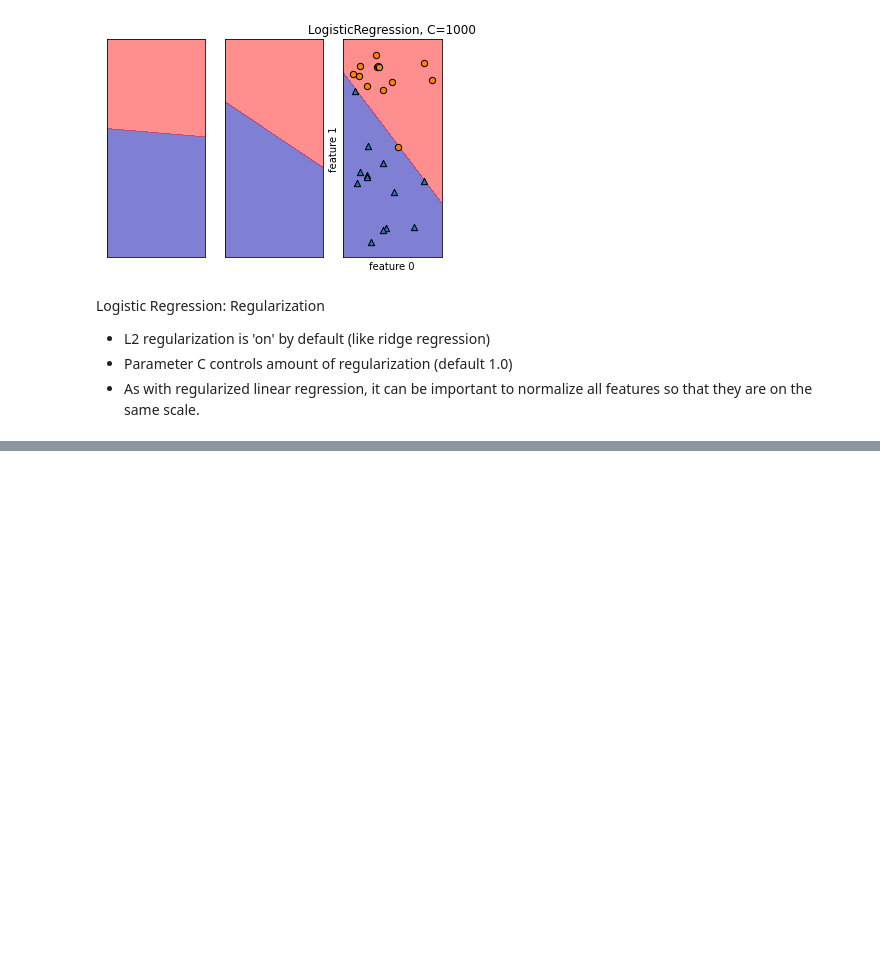
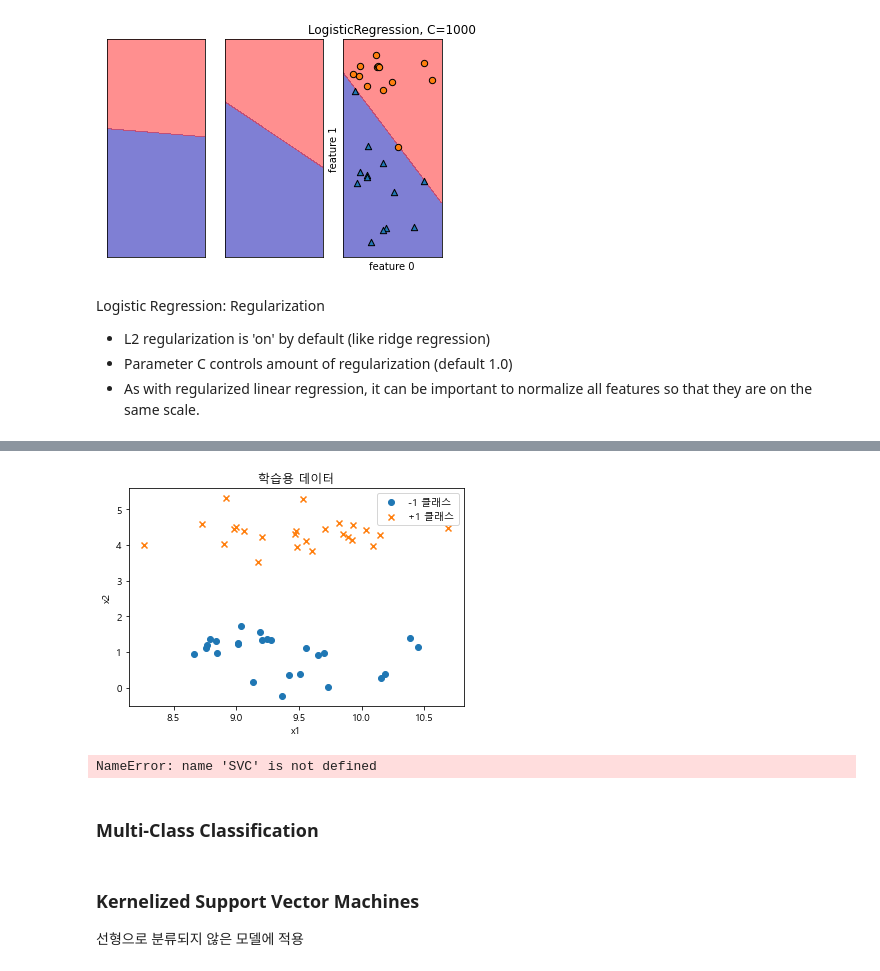
Before and after one commit to danielwon01/Applied-Data-Science-with-Python, a Jupyter notebook: Applied_Machine_Learning_in_Python/Supervised Machine Learning.ipynb, the cells around one changed output, grey strips where cells are left out. Saved outputs shown, nothing was run; the diff lists cells and outputs as text; code cells hidden in the pictures; blank space fills up the shorter version.

```diff
--- a/Applied_Machine_Learning_in_Python/Supervised Machine Learning.ipynb
+++ b/Applied_Machine_Learning_in_Python/Supervised Machine Learning.ipynb
@@ -648,0 +697,64 @@ Logistic Regression: Regularization
+# %%
+import os
+
+if os.name == 'posix':
+
+    plt.rc("font", family="AppleGothic")
+else :
+
+    plt.rc("font", family="Malgun Gothic")
+# %%
+from sklearn.datasets import make_blobs
+X, y = make_blobs(n_samples=50, centers=2, cluster_std=0.5, random_state=4)
+y = 2 * y - 1
+
+plt.scatter(X[y == -1, 0], X[y == -1, 1], marker='o', label="-1 클래스")
+plt.scatter(X[y == +1, 0], X[y == +1, 1], marker='x', label="+1 클래스")
+plt.xlabel("x1")
+plt.ylabel("x2")
+plt.legend()
+plt.title("학습용 데이터")
+plt.show()
+# %% [output]
+[figure, added]
+# %%
+SVC(kernel='linear', C=1e10)
+from sklearn.svm import SVC
+model = SVC(kernel='linear', C=1e10).fit(X, y)
+
+
+xmin = X[:, 0].min()
+xmax = X[:, 0].max()
+ymin = X[:, 1].min()
+ymax = X[:, 1].max()
+xx = np.linspace(xmin, xmax, 10)
+yy = np.linspace(ymin, ymax, 10)
+X1, X2 = np.meshgrid(xx, yy)
+
+Z = np.empty(X1.shape)
+for (i, j), val in np.ndenumerate(X1):
+    x1 = val
+    x2 = X2[i, j]
+    p = model.decision_function([[x1, x2]])
+    Z[i, j] = p[0]
+levels = [-1, 0, 1]
+linestyles = ['dashed', 'solid', 'dashed']
+plt.scatter(X[y == -1, 0], X[y == -1, 1], marker='o', label="-1 클래스")
+plt.scatter(X[y == +1, 0], X[y == +1, 1], marker='x', label="+1 클래스")
+plt.contour(X1, X2, Z, levels, colors='k', linestyles=linestyles)
+plt.scatter(model.support_vectors_[:, 0], model.support_vectors_[:, 1], s=300, alpha=0.3)
+
+x_new = [10, 2]
+plt.scatter(x_new[0], x_new[1], marker='^', s=100)
+plt.text(x_new[0] + 0.03, x_new[1] + 0.08, "테스트 데이터")
+
+plt.xlabel("x1")
+plt.ylabel("x2")
+plt.legend()
+plt.title("SVM 예측 결과")
+
+plt.show()
+# %% [output]
+NameError: name 'SVC' is not defined
+# %% [markdown]
+### Multi-Class Classification
@@ -648,0 +791,3 @@ Logistic Regression: Regularization
+# %% [markdown]
+### Kernelized Support Vector Machines
+선형으로 분류되지 않은 모델에 적용
```
Also changed, not shown: parts of 26 cells of this notebook.
